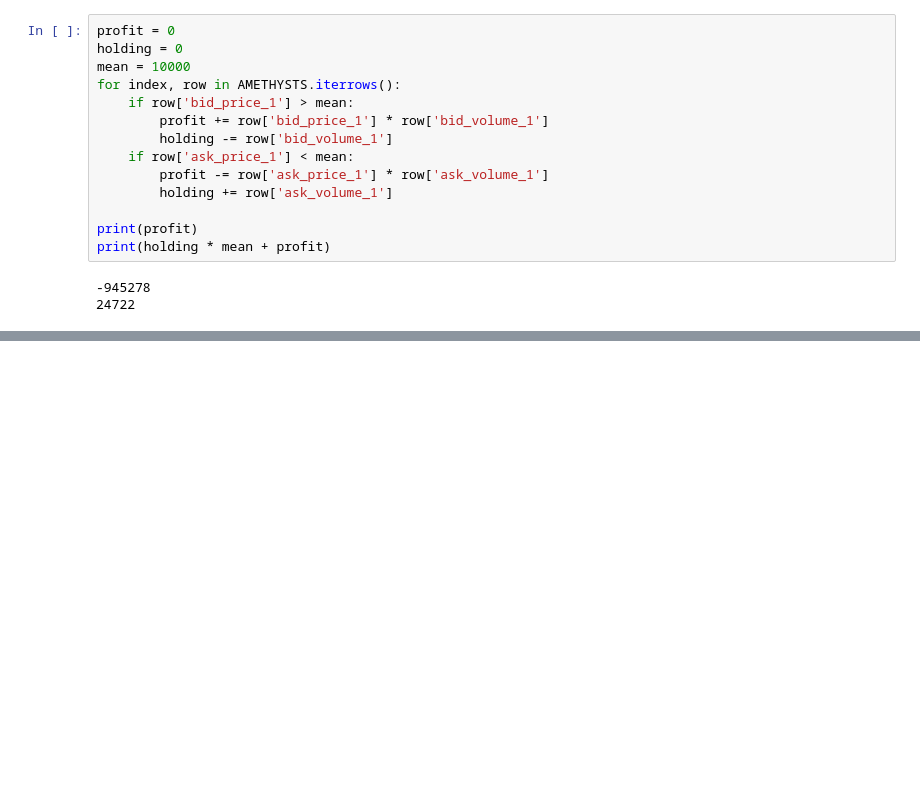
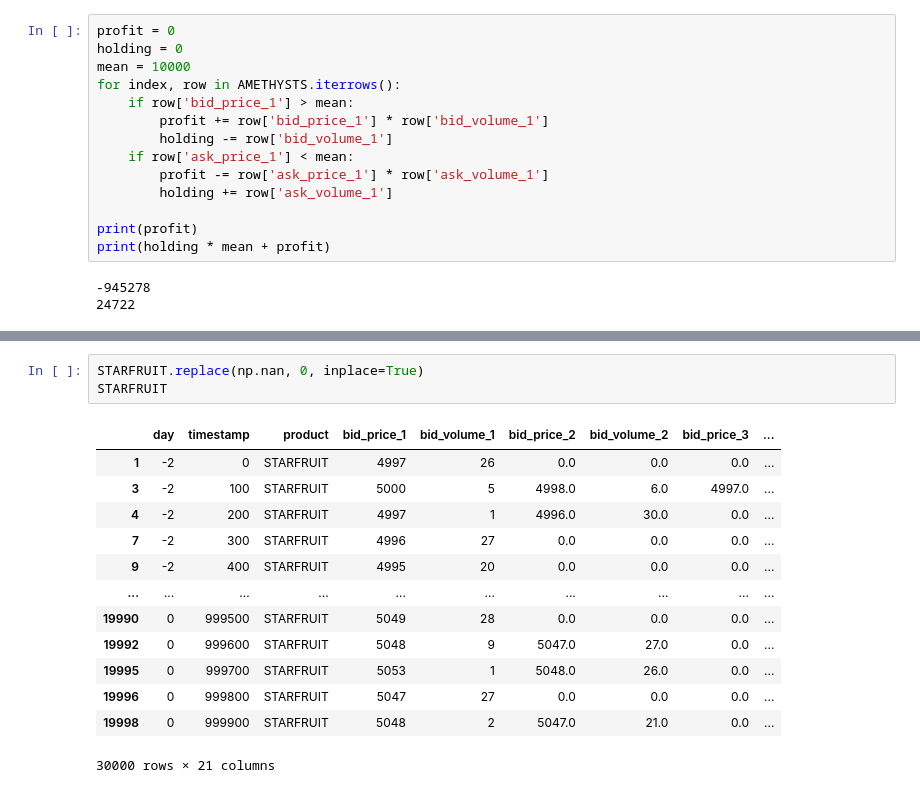
Before and after one commit to ShriRadhakrishnan/IMCProsperity2024, a Jupyter notebook: IMC Prosperity/tests.ipynb, the cells around one changed output, grey strips where cells are left out. Drawn from its saved outputs; the diff is of its cells as text; blank space fills up the shorter version.

```diff
--- a/IMC Prosperity/tests.ipynb
+++ b/IMC Prosperity/tests.ipynb
@@ -196,0 +230,17 @@ print(holding * mean + profit)
+# %%
+STARFRUIT.replace(np.nan, 0, inplace=True)
+STARFRUIT
+# %% [output]
+|  | day | timestamp | product | bid_price_1 | bid_volume_1 | bid_price_2 | bid_volume_2 | bid_price_3 | ... |
+| 1 | -2 | 0 | STARFRUIT | 4997 | 26 | 0.0 | 0.0 | 0.0 | ... |
+| 3 | -2 | 100 | STARFRUIT | 5000 | 5 | 4998.0 | 6.0 | 4997.0 | ... |
+| 4 | -2 | 200 | STARFRUIT | 4997 | 1 | 4996.0 | 30.0 | 0.0 | ... |
+| 7 | -2 | 300 | STARFRUIT | 4996 | 27 | 0.0 | 0.0 | 0.0 | ... |
+| 9 | -2 | 400 | STARFRUIT | 4995 | 20 | 0.0 | 0.0 | 0.0 | ... |
+| ... | ... | ... | ... | ... | ... | ... | ... | ... | ... |
+| 19990 | 0 | 999500 | STARFRUIT | 5049 | 28 | 0.0 | 0.0 | 0.0 | ... |
+| 19992 | 0 | 999600 | STARFRUIT | 5048 | 9 | 5047.0 | 27.0 | 0.0 | ... |
+| 19995 | 0 | 999700 | STARFRUIT | 5053 | 1 | 5048.0 | 26.0 | 0.0 | ... |
+| 19996 | 0 | 999800 | STARFRUIT | 5047 | 27 | 0.0 | 0.0 | 0.0 | ... |
+| 19998 | 0 | 999900 | STARFRUIT | 5048 | 2 | 5047.0 | 21.0 | 0.0 | ... |
+30000 rows × 21 columns
```
Also changed, not shown: parts of 3 cells of this notebook, 2 other files.
